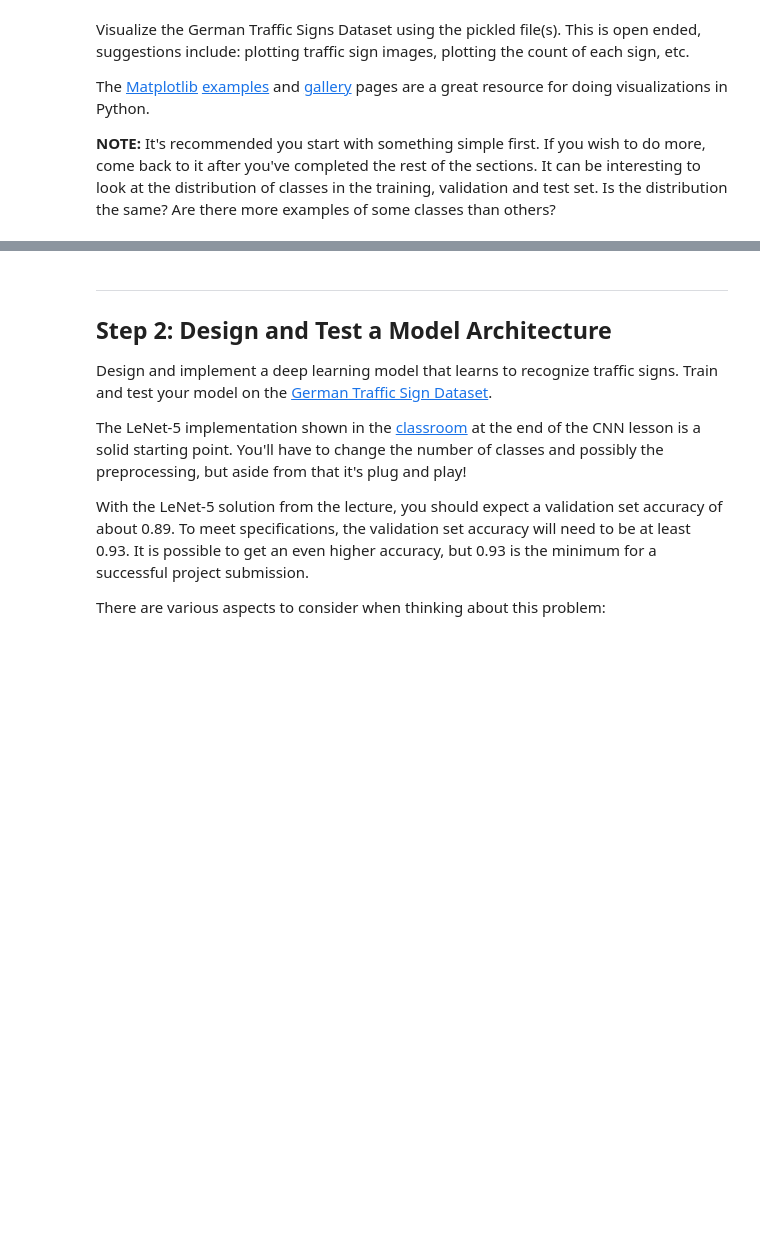
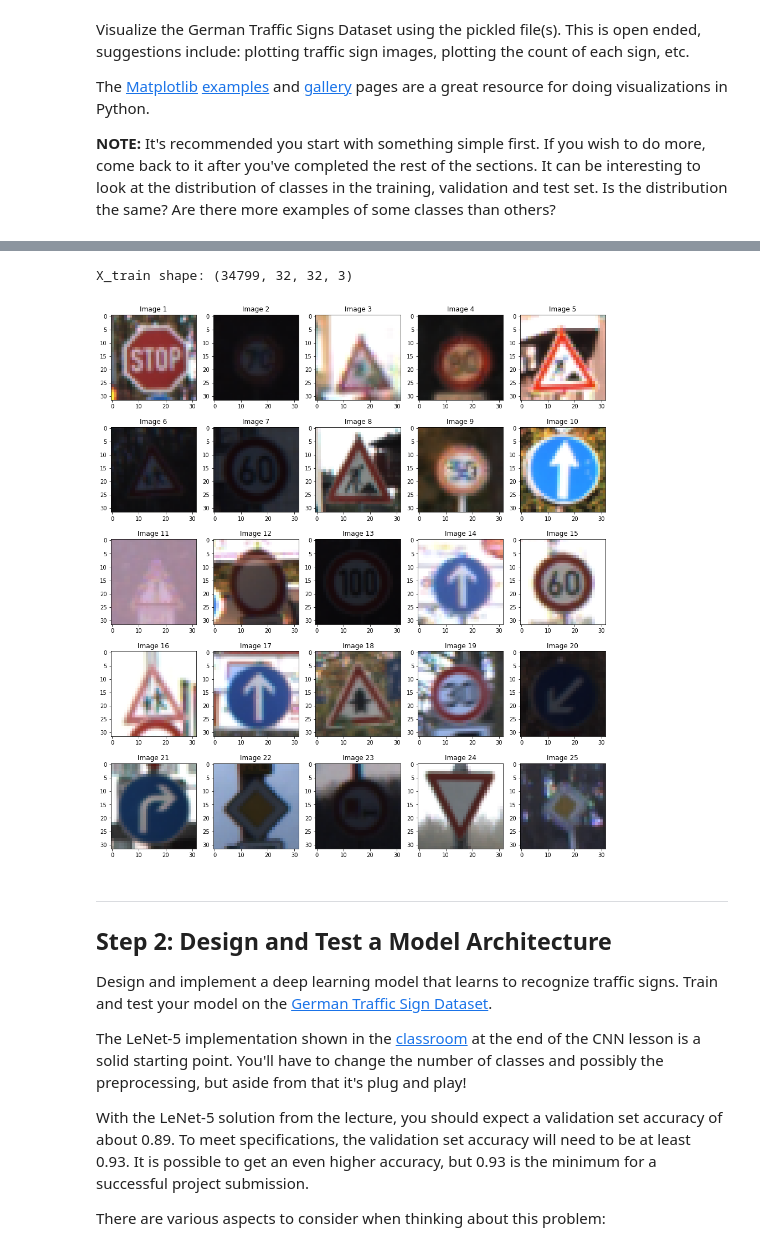
Before and after one commit to mkleung-dev/CarND-Traffic-Sign-Classifier-Project, a Jupyter notebook: Traffic_Sign_Classifier.ipynb, the cells around one changed output, grey strips where cells are left out. Drawn from its saved outputs; the diff is of its cells as text; code cells hidden in the pictures; blank space fills up the shorter version.

```diff
--- a/Traffic_Sign_Classifier.ipynb
+++ b/Traffic_Sign_Classifier.ipynb
@@ -107,3 +107,23 @@ plt.show()
+# %%
+print('X_train shape: {}'.format(X_train.shape))
+X_train, y_train = shuffle(X_train, y_train)
+showImageCount = 25
+index = 0
+pltColCount = 5
+loopPerRow = 5
+fig = plt.figure(figsize=(16, 18 * showImageCount / loopPerRow / pltColCount))
+for i in range(0, showImageCount):
+
+    temp = 1
+    fig.add_subplot(showImageCount // loopPerRow, pltColCount, index * pltColCount // loopPerRow + temp)
+    plt.imshow(X_train[index])
+    plt.title('Image {}'.format(index + 1))
+
+    index = index + 1
+plt.show()
+# %% [output]
+X_train shape: (34799, 32, 32, 3)
+[figure, added]
 # %% [markdown]
 ----
 
```
Also changed, not shown: parts of 6 cells of this notebook.
